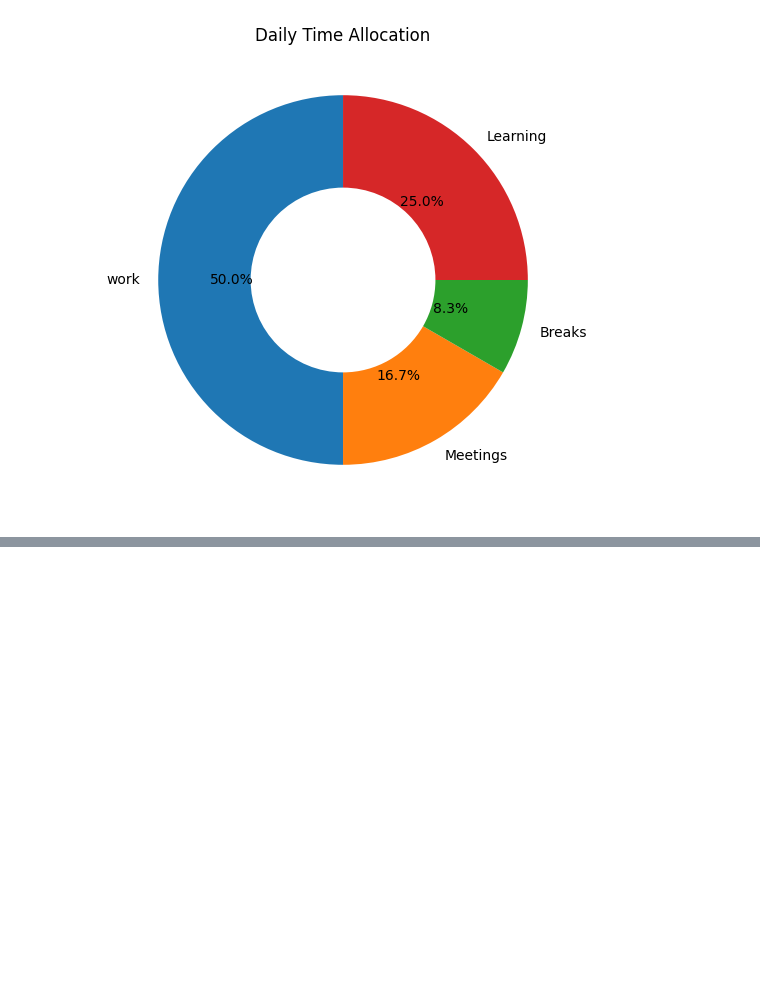
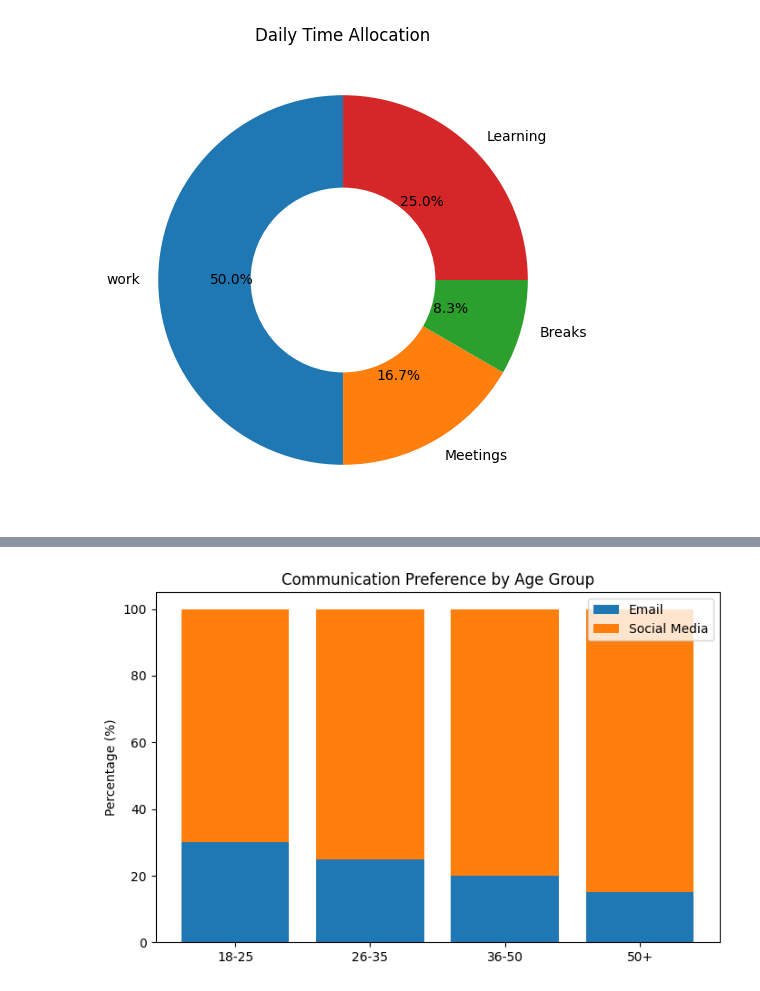
Before and after one commit to HABUDANHAYABK/ArewaDS-Machine-Learning, a Jupyter notebook: Data-Visualizations/Visualization-proportion/notebook.ipynb, the cells around one changed output, grey strips where cells are left out. Drawn from its saved outputs; the diff is of its cells as text; code cells hidden in the pictures; blank space fills up the shorter version.

```diff
--- a/Data-Visualizations/Visualization-proportion/notebook.ipynb
+++ b/Data-Visualizations/Visualization-proportion/notebook.ipynb
@@ -72,0 +111,22 @@ plt.show()
+# %%
+age_groups = ["18-25", "26-35", "36-50", "50+"]
+email = np.array([30, 25, 20, 15])
+social = np.array([70, 75, 80, 85])
+
+total = email + social
+social_perc = social/total * 100
+email_perc = email/total * 100
+
+ind = np.arange(len(age_groups))
+fig, ax = plt.subplots(figsize=(8, 5))
+ax.bar(ind, email_perc, label = 'Email')
+ax.bar(ind, social_perc, bottom=email_perc, label = 'Social Media')
+
+plt.xticks(ind, age_groups)
+ax.set_title("Communication Preference by Age Group")
+ax.set_ylabel("Percentage (%)")
+plt.legend()
+
+plt.show()
+# %% [output]
+[figure, added]
```
Also changed, not shown: parts of 5 cells of this notebook.
